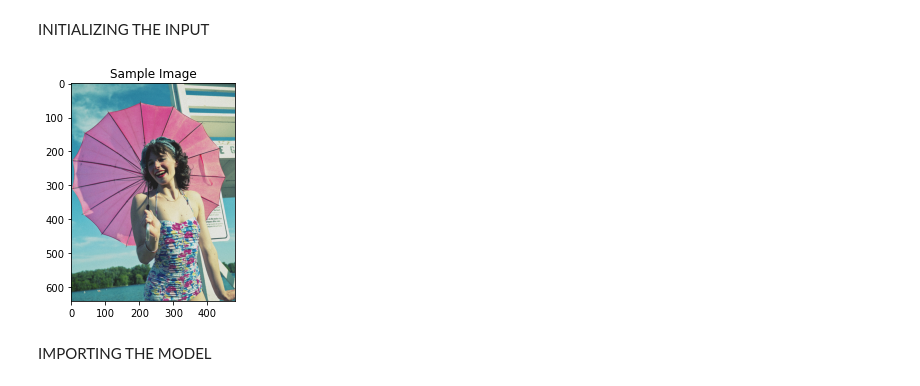
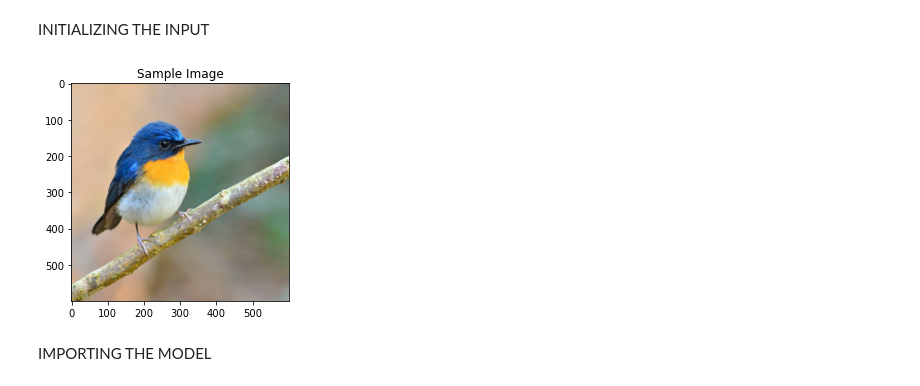
Before and after one commit to Debjyoti-Adhikary/eXplainable_Image_Captioning, a Jupyter notebook: LSTM_Based_Saliency_Tree.ipynb, the cells around one changed output. Saved outputs shown, nothing was run; the diff lists cells and outputs as text; code cells hidden in the pictures.

```diff
--- a/LSTM_Based_Saliency_Tree.ipynb
+++ b/LSTM_Based_Saliency_Tree.ipynb
@@ -81,11 +79,11 @@ cuda
 # %% [markdown]
 INITIALIZING THE INPUT
 # %%
-file_name = 'girl_umbrella.jpg'
+file_name = 'bird.jpg'
 address = os.path.join(os.getcwd(),'images',file_name)
 orig_image, input_image = fetch_image(address)
 # %% [output]
-[figure, old version]
+[figure, new version]
 # %% [markdown]
 IMPORTING THE MODEL
 # %%
```
Also changed, not shown: parts of 20 cells of this notebook, 5 other files.
